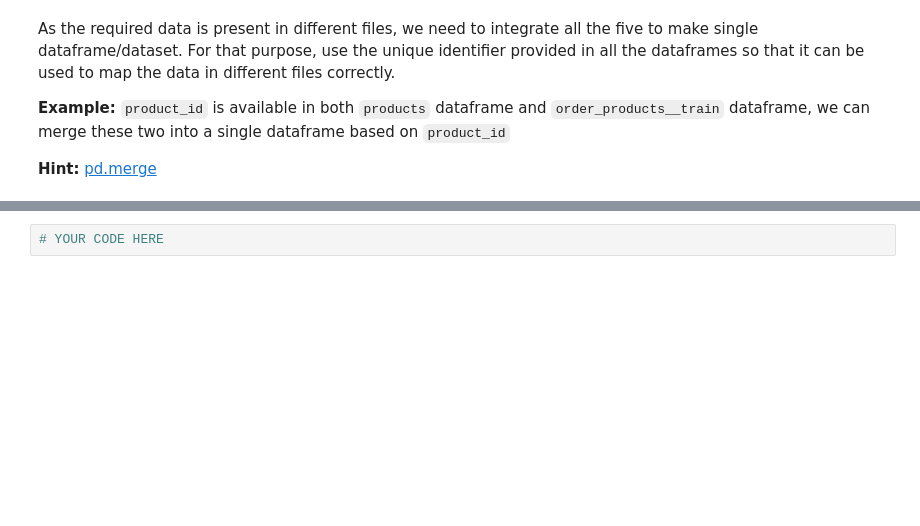
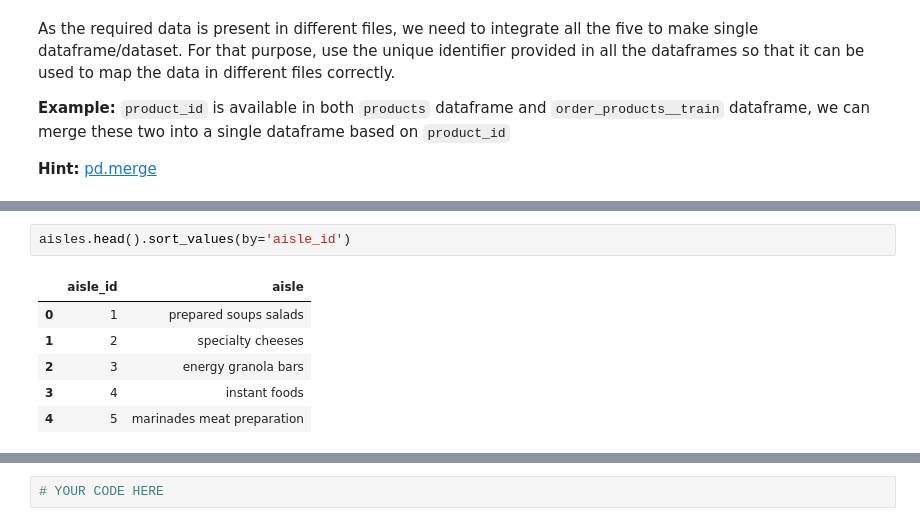
Before and after one commit to surabhi13gupta/CDS, a Jupyter notebook: Module 8/MP1/Market_Basket_Analysis.ipynb, the cells around one changed output, grey strips where cells are left out. Saved outputs shown, nothing was run; the diff lists cells and outputs as text; blank space fills up the shorter version.

```diff
--- a/Module 8/MP1/Market_Basket_Analysis.ipynb
+++ b/Module 8/MP1/Market_Basket_Analysis.ipynb
@@ -77,0 +105,9 @@ As the required data is present in different files, we need to integrate all the
+# %%
+aisles.head().sort_values(by='aisle_id')
+# %% [output]
+|  | aisle_id | aisle |
+| 0 | 1 | prepared soups salads |
+| 1 | 2 | specialty cheeses |
+| 2 | 3 | energy granola bars |
+| 3 | 4 | instant foods |
+| 4 | 5 | marinades meat preparation |
```
Also changed, not shown: parts of 4 cells of this notebook.
